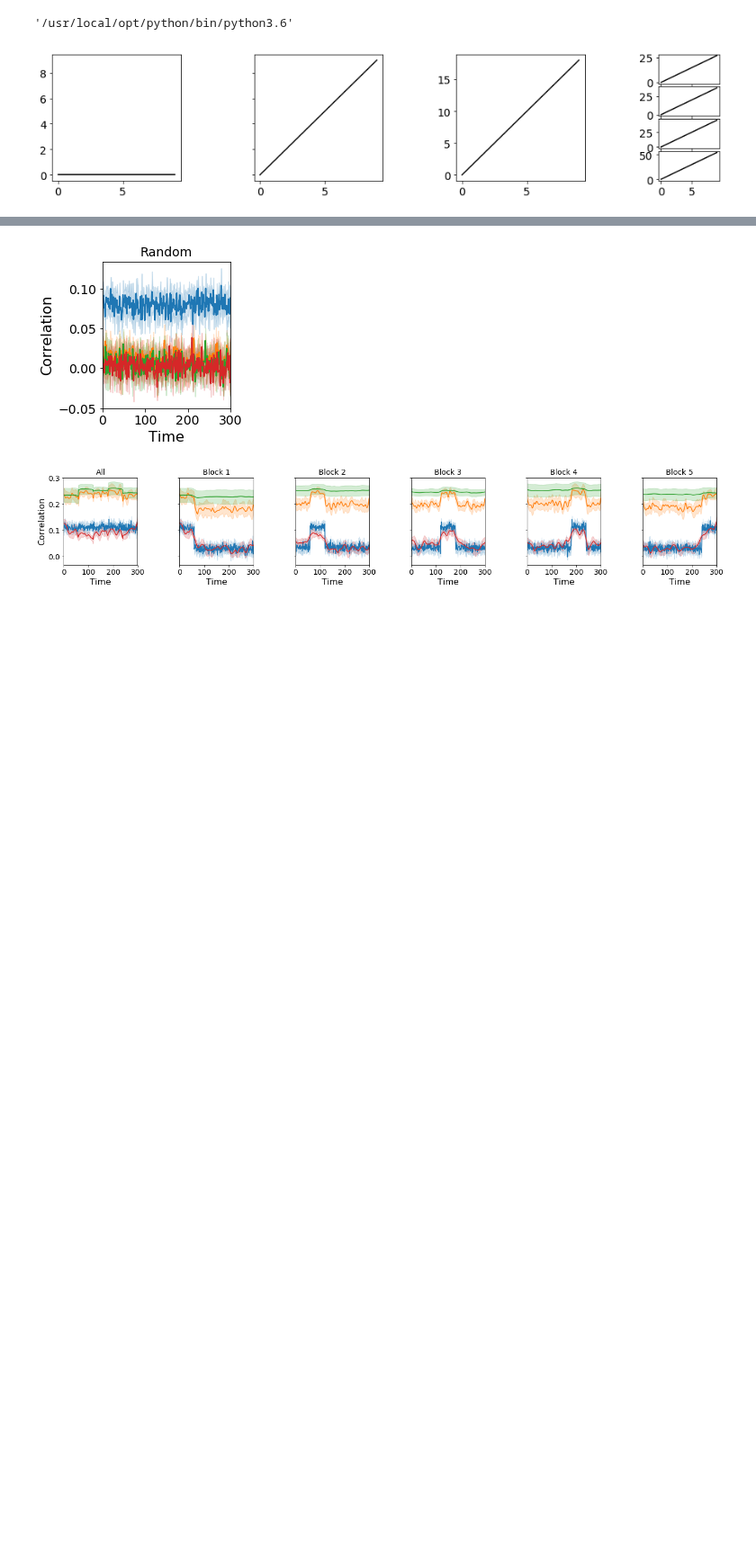
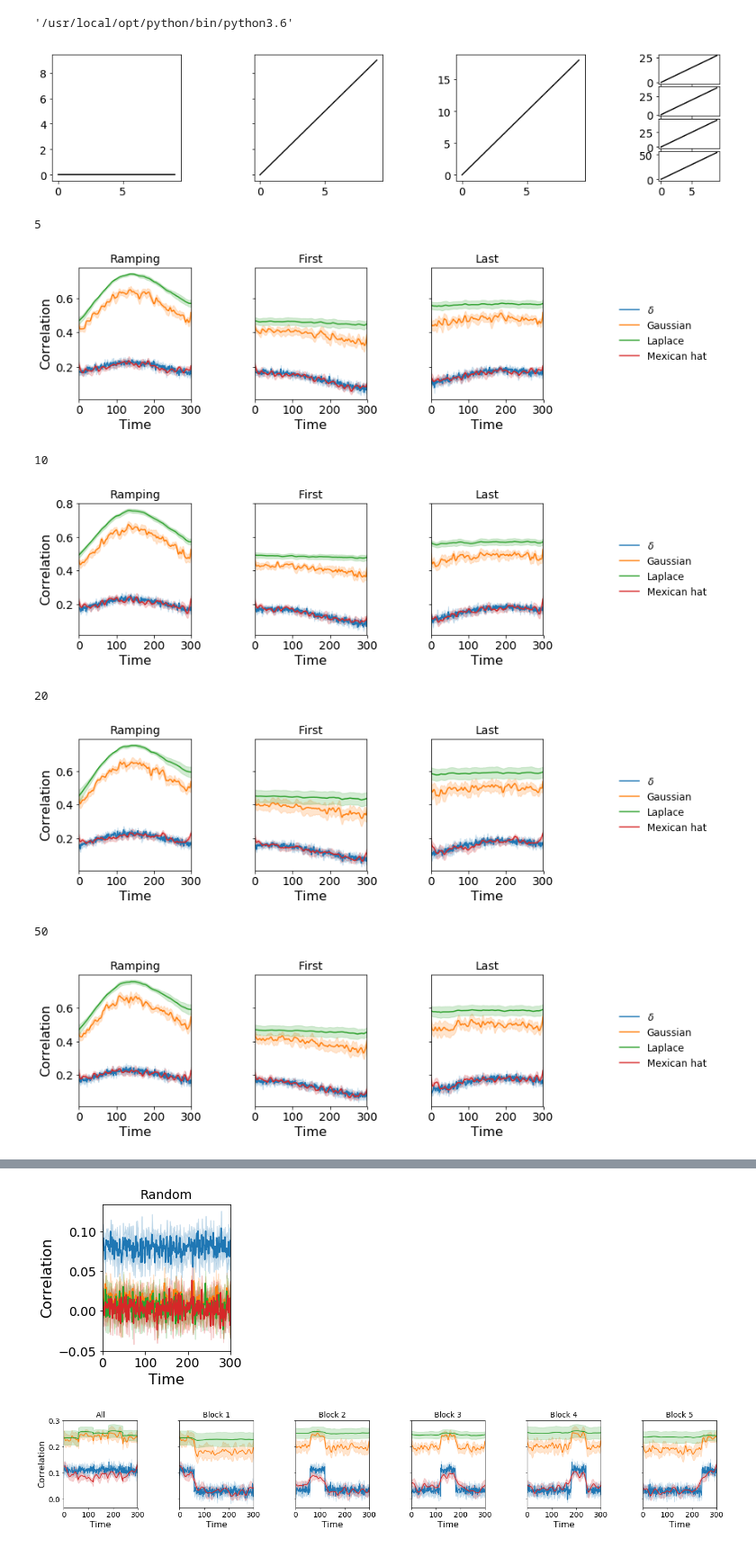
Before and after one commit to ContextLab/timecorr-paper, a Jupyter notebook: code/notebooks/synthetic_data.ipynb, the cells around one changed output, grey strips where cells are left out. Shown at 90% size. Saved outputs shown, nothing was run; the diff lists cells and outputs as text; code cells hidden in the pictures; blank space fills up the shorter version.

```diff
--- a/code/notebooks/synthetic_data.ipynb
+++ b/code/notebooks/synthetic_data.ipynb
@@ -339,6 +339,28 @@ kernels = [delta, gaussian, laplace, mexican_hat]
 K = 50
 T = 300
 N = 10
+# %%
+widths = [5, 10, 20, 50]
+for width in widths:
+
+    delta = {'name': '$\delta$', 'weights': tc.eye_weights, 'params': tc.eye_params}
+    gaussian = {'name': 'Gaussian', 'weights': tc.gaussian_weights, 'params': {'var': width}}
+    laplace = {'name': 'Laplace', 'weights': tc.laplace_weights, 'params': {'scale': width}}
+    mexican_hat = {'name': 'Mexican hat', 'weights': tc.mexican_hat_weights, 'params': {'sigma': width}}
+
+    print(width)
+    recovery_test_multi(K, T, N, kernels, datagen=ramping_dataset, testfuns=[identity_compare, ramping_compare], titles=['Ramping', 'First', 'Last'])
+    plt.show()
+    #plt.gcf().savefig(os.path.join(figdir, f'ramping_recovery_{width}.pdf'), bbox_inches='tight')
+# %% [output]
+5
+[figure, added]
+10
+[figure, added]
+20
+[figure, added]
+50
+[figure, added]
 # %%
 recovery_test_multi(K, T, N, kernels, datagen=ramping_dataset, testfuns=[identity_compare, ramping_compare], titles=['Ramping', 'First', 'Last'])
 plt.gcf().savefig(os.path.join(figdir, f'ramping_recovery_{width}.pdf'), bbox_inches='tight')
```
Also changed, not shown: parts of 1 cell of this notebook, 26 other files.
